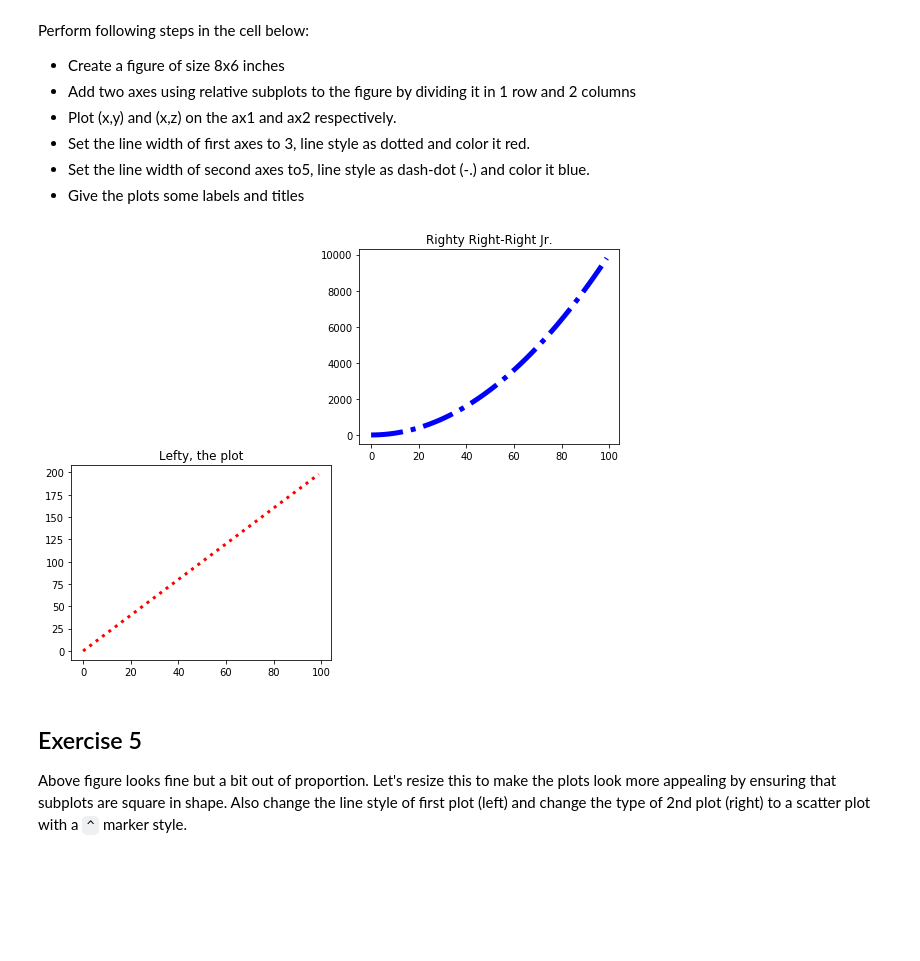
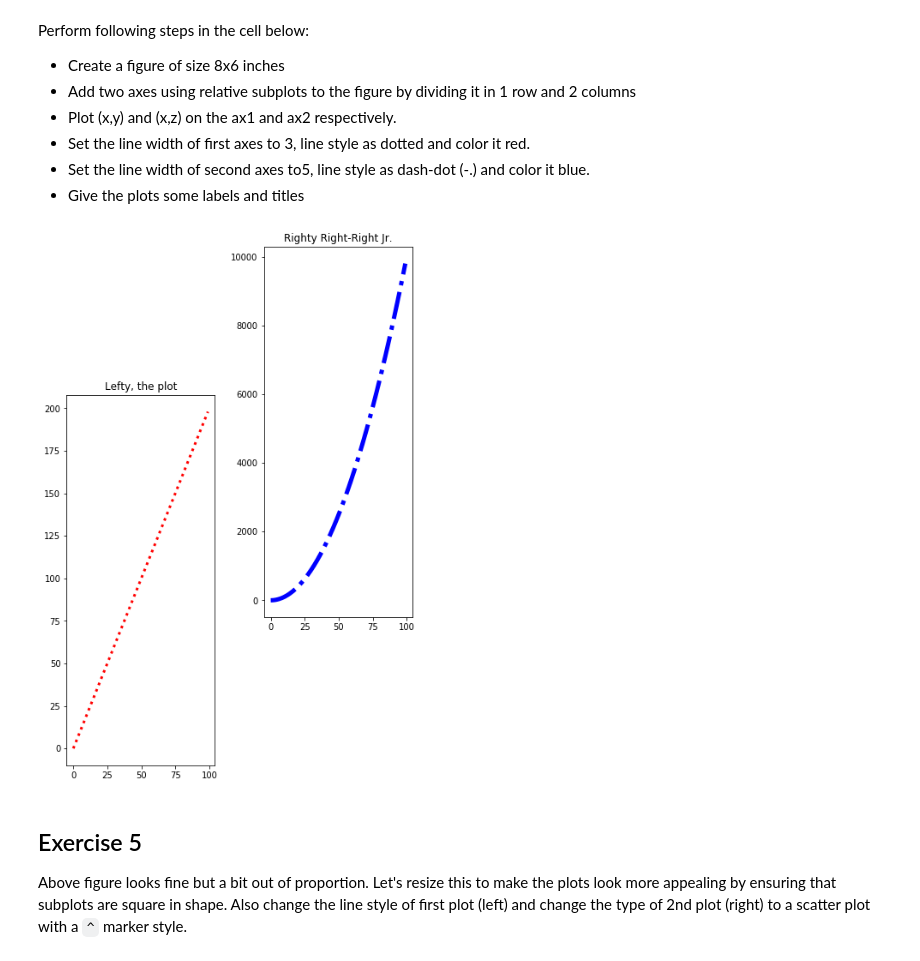
Before and after one commit to jnawjux/dsc-1-03-13-customizing-visualizations-with-matplotlib-lab-seattle-ds-career-040119, a Jupyter notebook: index.ipynb, the cells around one changed output. Drawn from its saved outputs; the diff is of its cells as text; code cells hidden in the pictures; blank space fills up the shorter version.

```diff
--- a/index.ipynb
+++ b/index.ipynb
@@ -138,15 +138,15 @@ Perform following steps in the cell below:
 * Give the plots some labels and titles
 # %%
 figs = plt.figure(figsize=(8,6))
-ax1 = figs.add_axes([0, 0, .40, .40])
-ax2 = figs.add_axes([.5, .5, .4, .4])
+ax1 = figs.add_axes([0, 0, .3, 1])
+ax2 = figs.add_axes([.5, .4, .3, 1])
 ax1.plot(x, y, c='red', linewidth=3, linestyle=':')
 ax2.plot(x,z, c= 'blue', linewidth=5, linestyle='-.')
 ax1.set_title('Lefty, the plot')
 ax2.set_title('Righty Right-Right Jr.')
 plt.show()
 # %% [output]
-[figure, old version]
+[figure, new version]
 # %% [markdown]
 ## Exercise 5
 
```
